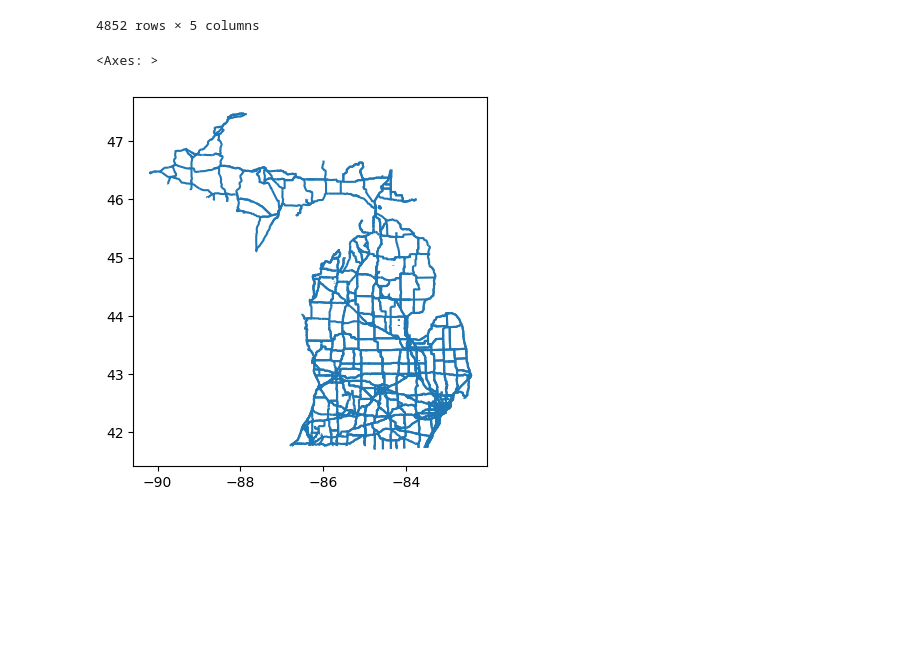
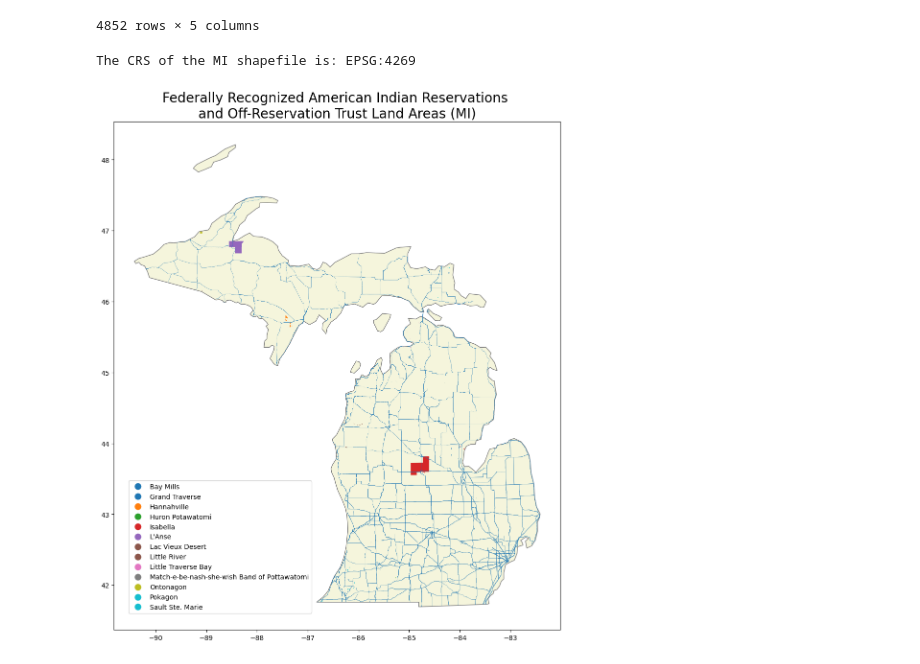
Before and after one commit to cu-esiil-edu/san-carlos-apache-college-demo-nquarder, a Jupyter notebook: san-carlos-apache-python-training.ipynb, the cells around one changed output. Cells and saved outputs as stored; diff of their text form; code cells hidden in the pictures; blank space fills up the shorter version.

```diff
--- a/san-carlos-apache-python-training.ipynb
+++ b/san-carlos-apache-python-training.ipynb
@@ -315,8 +315,33 @@ mi_rds_gdf
 | 4850 | 11064006231 | Willow Run Expy | M | S1100 | LINESTRING (-83.44531 42.22075, -... |
 | 4851 | 1104259864326 | State Hwy 55 | S | S1200 | LINESTRING (-85.39603 44.21958, -... |
 4852 rows × 5 columns
-# %%
-mi_rds_gdf.plot()
-# %% [output]
-<Axes: >
-[figure, removed]
+# %%
+# Select MI
+mi_bndry = us_gdf.loc[us_gdf['NAME'] == 'Michigan']
+
+print("The CRS of the MI shapefile is:", mi_bndry.crs)
+
+
+# Clip AIANNH boundary to MI boundary
+aiannh_mi = aiannh_boundary.clip(mi_bndry.geometry)
+aiannh_mi
+
+fig, ax = plt.subplots(figsize=(12,20))
+mi_bndry.plot(color='beige',
+                    edgecolor='grey',
+                    ax=ax)
+mi_rds_gdf.plot(ax=ax, linewidth=0.3)
+
+aiannh_mi.plot(ax=ax, linewidth=0.4,
+               column='NAME',
+               legend=True)
+
+# Define and place legend
+leg = ax.get_legend()
+leg.set_bbox_to_anchor((0.45, 0.3, 0., 0.))
+
+plt.title("Federally Recognized American Indian Reservations \nand Off-Reservation Trust Land Areas (MI)", fontsize=20)
+plt.show()
+# %% [output]
+The CRS of the MI shapefile is: EPSG:4269
+[figure, added]
```
Also changed, not shown: 1 other file.
